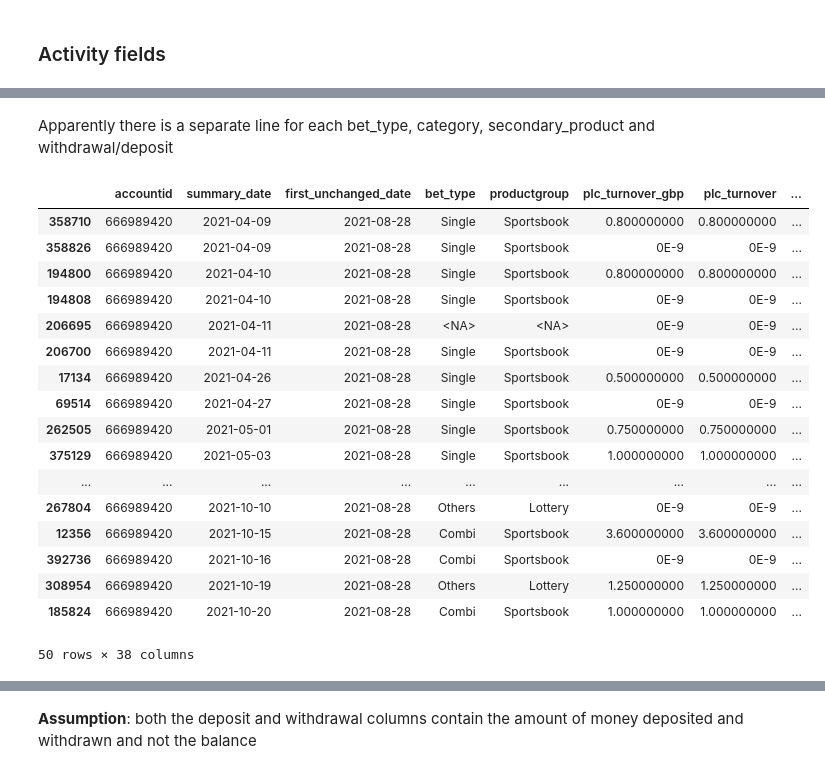
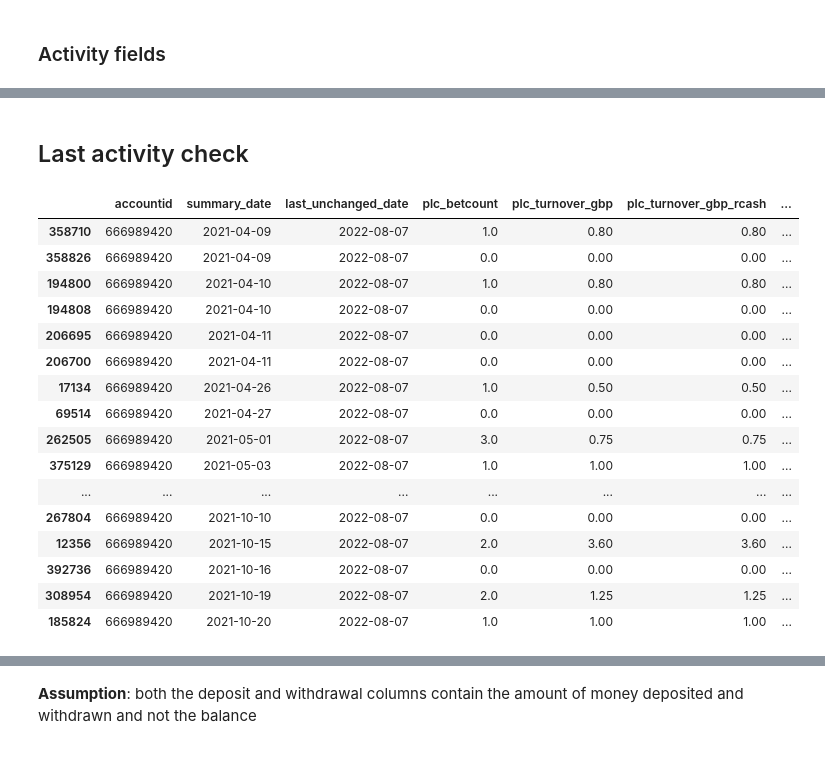
Before and after one commit to Zol-S/other, a Jupyter notebook: BV-Group/3_-_Data_discovery.ipynb, the cells around one changed output, grey strips where cells are left out. Cells and saved outputs as stored; diff of their text form; code cells hidden in the pictures.

Commit message:
Rearrange data discovery and extended modeling

```diff
--- a/BV-Group/3_-_Data_discovery.ipynb
+++ b/BV-Group/3_-_Data_discovery.ipynb
@@ -577,0 +997,2 @@ plt.show()
+# %%
+df_raw['bonusfunds_costs'] = df_raw['bonusfunds_costs'].astype(float)
@@ -577,0 +1018,2 @@ plt.show()
+# %%
+df_raw['bonus_costs_accurrency'] = df_raw['bonus_costs_accurrency'].astype(float)
@@ -838,3 +1293,23 @@ activity_columns = ['bet_type', 'productgroup', 'plc_turnover_gbp', 'plc_turnove
+# %%
+activity_columns = [
+       #'bet_type', 'productgroup',
+
+       # Placed stakes
+       # Including only columns reported in GBP to maintain consistency and comparability.
+       'plc_betcount', 'plc_turnover_gbp', 'plc_turnover_gbp_rcash', 'plc_turnover_gbp_bonus',
+
+       # Settled bets
+       'stl_betcount', 'stl_turnover_gbp', 'stl_turnover_gbp_rcash', 'stl_turnover_gbp_bonus',
+
+       # Settled Gross Gaming Revenue
+       'stl_ggr_gbp', 'stl_ggr_gbp_rcash', 'stl_ggr_gbp_bonus',
+
+       # deposit/withdrawal
+       'deposit_gbp', 'withdrawal_gbp',
+
+       # These variables are not listed in the provided documentation and the `costs` word suggests that it is either calculated or not related to the customers's behaviour
+       #'bonus_costs', 'realcash_costs', 'bonusfunds_costs', 'bonus_costs_accurrency', 'bonusfunds_costs_accurrency'
+]
 # %%
 df_raw[df_raw['accountid'] == 667172357][['accountid', 'summary_date', 'bet_type',
        'category', 'secondary_product',
@@ -955,42 +1372,41 @@ df_raw[df_raw['accountid'] == 667172357][['accountid', 'summary_date',
-# %% [markdown]
-Apparently there is a separate line for each bet_type, category, secondary_product and withdrawal/deposit
+# %% [markdown]
+## Last activity check
 # %%
 for i in tqdm(df_raw['accountid'].unique()):
     account_data = df_raw[
         (df_raw['accountid'] == i) &
-        (df_raw['bet_type'].notnull()) & # I am not checking the money transfer, only bet-related descriptors, as the claim is about bets and turnover.
+        (df_raw['bet_type'].notnull()) &
         (df_raw['category'].notnull()) &
         (df_raw['secondary_product'].notnull())
-    ][list(['summary_date']) + activity_columns].sort_values('summary_date')
+    ][list(['summary_date']) + activity_columns].sort_values('summary_date', ascending=False)
     if len(account_data) <= 1:
         continue
 
-    first_unchanged_date = None
+    last_unchanged_date = None
     for j in range(len(account_data) - 1):
         if (account_data.iloc[j] == account_data.iloc[j + 1]).sum() == len(activity_columns):
-            if first_unchanged_date is None:
-                first_unchanged_date = account_data.iloc[j]['summary_date']
+            if last_unchanged_date is None:
+                last_unchanged_date = account_data.iloc[j]['summary_date']
 
-    if first_unchanged_date is not None:
-        df_raw.loc[df_raw['accountid'] == i, 'first_unchanged_date'] = first_unchanged_date
+    if last_unchanged_date is not None:
+        df_raw.loc[df_raw['accountid'] == i, 'last_unchanged_date'] = last_unchanged_date
 # %%
-df_raw[['accountid', 'summary_date', 'first_unchanged_date'] + activity_columns].sort_values(['accountid', 'summary_date'], ascending=True)[50:100]
+df_raw[['accountid', 'summary_date', 'last_unchanged_date'] + activity_columns].sort_values(['accountid', 'summary_date'], ascending=True)[50:100]
 # %% [output]
-|  | accountid | summary_date | first_unchanged_date | bet_type | productgroup | plc_turnover_gbp | plc_turnover | ... |
-| 358710 | 666989420 | 2021-04-09 | 2021-08-28 | Single | Sportsbook | 0.800000000 | 0.800000000 | ... |
-| 358826 | 666989420 | 2021-04-09 | 2021-08-28 | Single | Sportsbook | 0E-9 | 0E-9 | ... |
-| 194800 | 666989420 | 2021-04-10 | 2021-08-28 | Single | Sportsbook | 0.800000000 | 0.800000000 | ... |
-| 194808 | 666989420 | 2021-04-10 | 2021-08-28 | Single | Sportsbook | 0E-9 | 0E-9 | ... |
-| 206695 | 666989420 | 2021-04-11 | 2021-08-28 | <NA> | <NA> | 0E-9 | 0E-9 | ... |
-| 206700 | 666989420 | 2021-04-11 | 2021-08-28 | Single | Sportsbook | 0E-9 | 0E-9 | ... |
-| 17134 | 666989420 | 2021-04-26 | 2021-08-28 | Single | Sportsbook | 0.500000000 | 0.500000000 | ... |
-| 69514 | 666989420 | 2021-04-27 | 2021-08-28 | Single | Sportsbook | 0E-9 | 0E-9 | ... |
-| 262505 | 666989420 | 2021-05-01 | 2021-08-28 | Single | Sportsbook | 0.750000000 | 0.750000000 | ... |
-| 375129 | 666989420 | 2021-05-03 | 2021-08-28 | Single | Sportsbook | 1.000000000 | 1.000000000 | ... |
-| ... | ... | ... | ... | ... | ... | ... | ... | ... |
-| 267804 | 666989420 | 2021-10-10 | 2021-08-28 | Others | Lottery | 0E-9 | 0E-9 | ... |
-| 12356 | 666989420 | 2021-10-15 | 2021-08-28 | Combi | Sportsbook | 3.600000000 | 3.600000000 | ... |
-| 392736 | 666989420 | 2021-10-16 | 2021-08-28 | Combi | Sportsbook | 0E-9 | 0E-9 | ... |
-| 308954 | 666989420 | 2021-10-19 | 2021-08-28 | Others | Lottery | 1.250000000 | 1.250000000 | ... |
-| 185824 | 666989420 | 2021-10-20 | 2021-08-28 | Combi | Sportsbook | 1.000000000 | 1.000000000 | ... |
+|  | accountid | summary_date | last_unchanged_date | plc_betcount | plc_turnover_gbp | plc_turnover_gbp_rcash | ... |
+| 358710 | 666989420 | 2021-04-09 | 2022-08-07 | 1.0 | 0.80 | 0.80 | ... |
+| 358826 | 666989420 | 2021-04-09 | 2022-08-07 | 0.0 | 0.00 | 0.00 | ... |
+| 194800 | 666989420 | 2021-04-10 | 2022-08-07 | 1.0 | 0.80 | 0.80 | ... |
+| 194808 | 666989420 | 2021-04-10 | 2022-08-07 | 0.0 | 0.00 | 0.00 | ... |
+| 206695 | 666989420 | 2021-04-11 | 2022-08-07 | 0.0 | 0.00 | 0.00 | ... |
+| 206700 | 666989420 | 2021-04-11 | 2022-08-07 | 0.0 | 0.00 | 0.00 | ... |
+| 17134 | 666989420 | 2021-04-26 | 2022-08-07 | 1.0 | 0.50 | 0.50 | ... |
+| 69514 | 666989420 | 2021-04-27 | 2022-08-07 | 0.0 | 0.00 | 0.00 | ... |
+| 262505 | 666989420 | 2021-05-01 | 2022-08-07 | 3.0 | 0.75 | 0.75 | ... |
+| 375129 | 666989420 | 2021-05-03 | 2022-08-07 | 1.0 | 1.00 | 1.00 | ... |
+| ... | ... | ... | ... | ... | ... | ... | ... |
+| 267804 | 666989420 | 2021-10-10 | 2022-08-07 | 0.0 | 0.00 | 0.00 | ... |
+| 12356 | 666989420 | 2021-10-15 | 2022-08-07 | 2.0 | 3.60 | 3.60 | ... |
+| 392736 | 666989420 | 2021-10-16 | 2022-08-07 | 0.0 | 0.00 | 0.00 | ... |
+| 308954 | 666989420 | 2021-10-19 | 2022-08-07 | 2.0 | 1.25 | 1.25 | ... |
+| 185824 | 666989420 | 2021-10-20 | 2022-08-07 | 1.0 | 1.00 | 1.00 | ... |
-50 rows × 38 columns
```
Also changed, not shown: parts of 141 cells of this notebook, 3 other files.
